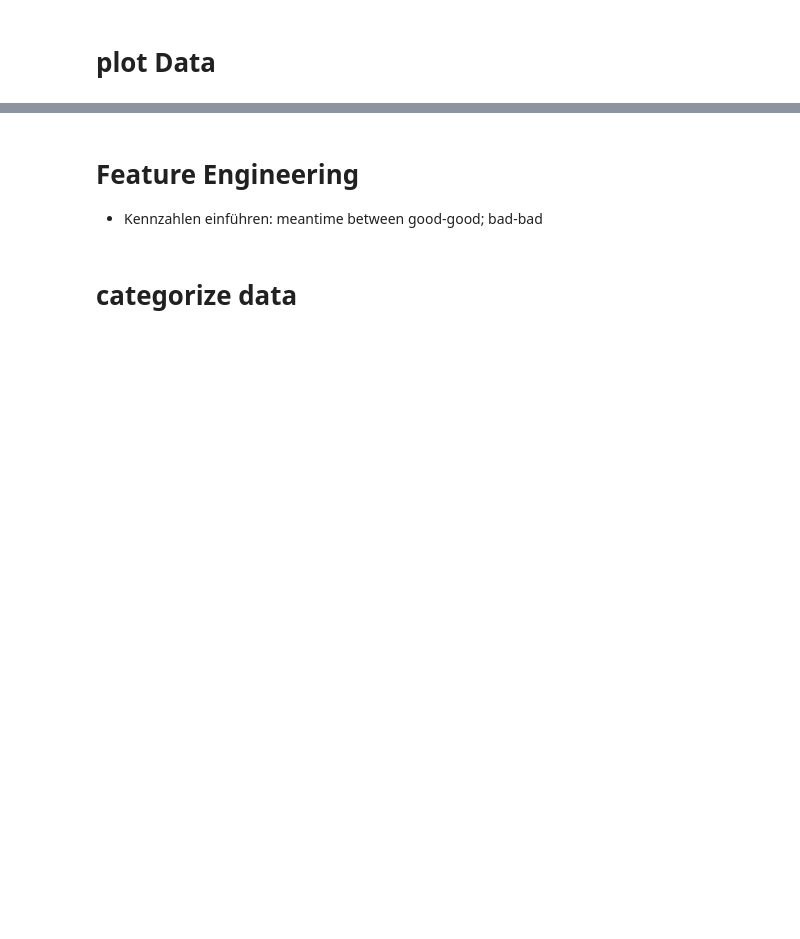
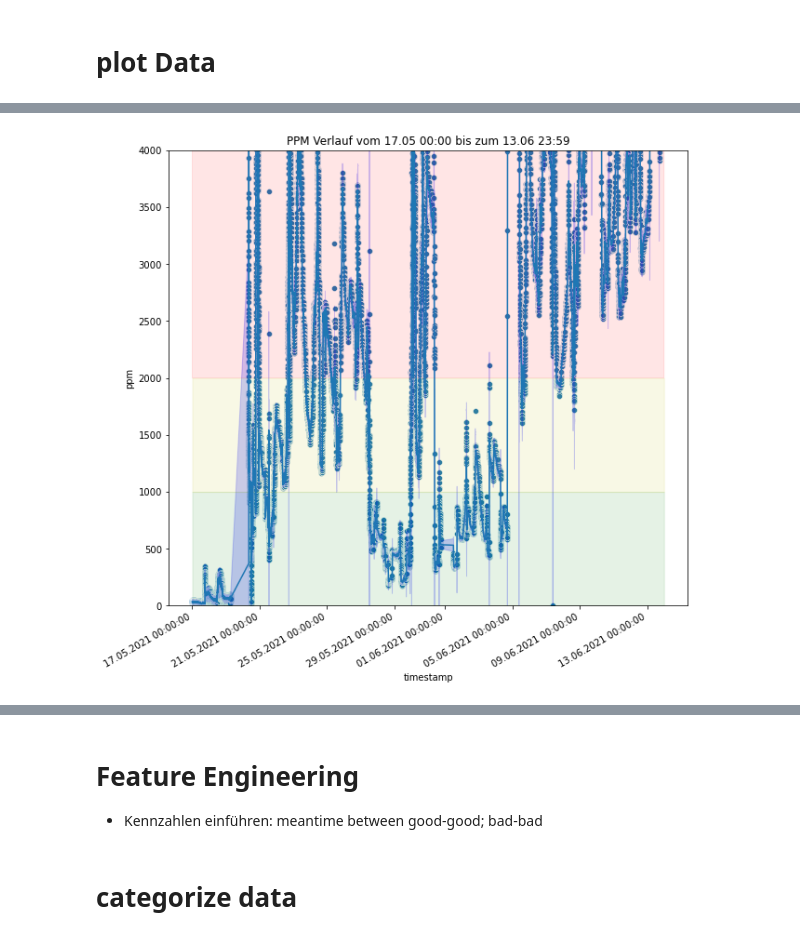
Before and after one commit to MatthiasSimons/airquality-measurement-device, a Jupyter notebook: airquality_analysis.ipynb, the cells around one changed output, grey strips where cells are left out. Saved outputs shown, nothing was run; the diff lists cells and outputs as text; code cells hidden in the pictures; blank space fills up the shorter version.

```diff
--- a/airquality_analysis.ipynb
+++ b/airquality_analysis.ipynb
@@ -46,18 +47,21 @@ df.tail()
 # filter outliers
 # %%
 def is_outlier(data):
-    thresh = 100
+    thresh = 5000
     rolling_median = data.rolling(2, center=True).median()
     return (abs(data - rolling_median) >= thresh).astype('int')
 # %%
-ppm = df.drop(["temperature","pressure", "humidity"], axis = 1)
-outlier = is_outlier(ppm)
-ppm["outlier"] = outlier
+try:
+    df = df.drop(["temperature","pressure", "humidity"], axis = 1)
+    outlier = is_outlier(df)
+    df["outlier"] = outlier
 
-old_len = len(ppm)
-ppm =ppm[ppm["outlier"]==0]
-new_len = len(ppm)
-print("filtered: abs.", old_len-new_len, "rel.",int((1-old_len/new_len)*100), "%", "values")
+    old_len = len(df)
+    df =df[df["outlier"]==0]
+    new_len = len(df)
+    print("filtered: abs.", old_len-new_len, "rel.",int((1-old_len/new_len)*100), "%", "values")
 
-ppm = ppm.drop(["outlier"], axis = 1)
+    df = df.drop(["outlier"], axis = 1)
+except:
+    pass
 # %% [output]
@@ -65,2 +73,12 @@ filtered: abs. 101 rel. -1 % values
+# %%
+series = df[(df.index > "2021-05-17T00:00:00") & (df.index < "2021-06-14T00:00:00")]
+first_series = df[(df.index > "2021-05-17T00:00:00") & (df.index < "2021-05-24T00:00:00")]
+second_series = df[(df.index > "2021-05-24T00:00:00") & (df.index < "2021-05-31T00:00:00")]
+third_series = df[(df.index > "2021-05-31T00:00:00") & (df.index < "2021-06-07T00:00:00")]
+
+kw23 = df[(df.index > "2021-06-07T00:00:00") & (df.index < "2021-06-13T00:00:00")]
+day = df[(df.index > "2021-06-13T00:00:00") & (df.index < "2021-06-15T00:00:00")]
+
+measurement_series = [series, first_series, second_series]
 # %% [markdown]
 # plot Data
@@ -108,0 +133,4 @@ plt.show()
+# %%
+plot_timeseries([series], "ppm")
+# %% [output]
+[figure, added]
```
Also changed, not shown: parts of 21 cells of this notebook, 6 other files.
